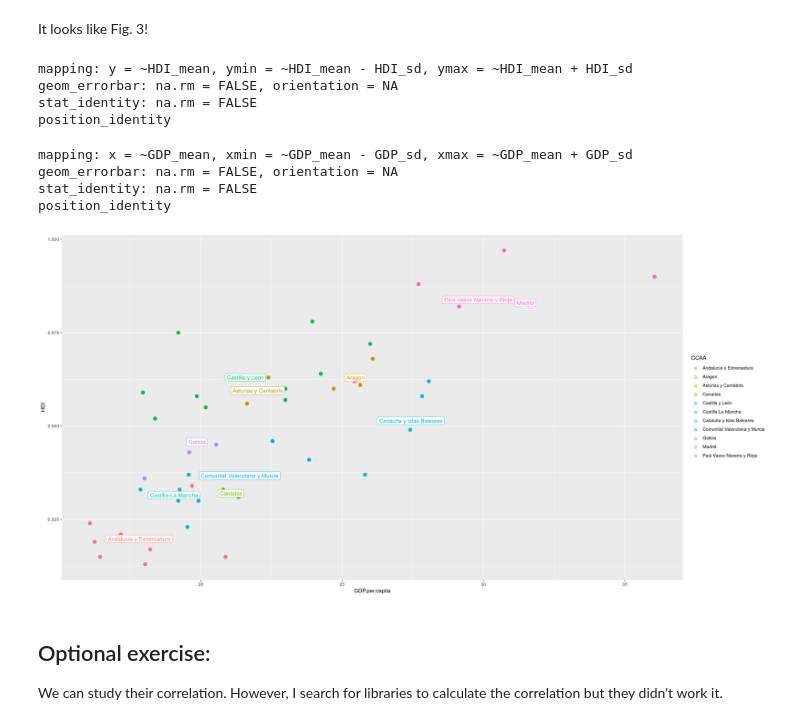
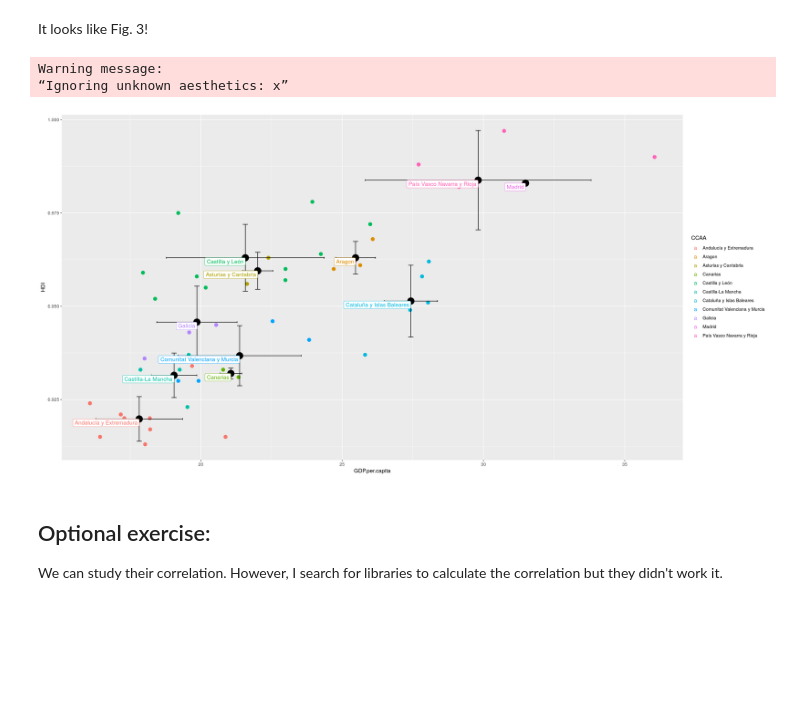
Before and after one commit to biocompt/CPM_IntroToBioinformatics, a Jupyter notebook: R-exam/CPM_R_exam.ipynb, the cells around one changed output. Saved outputs shown, nothing was run; the diff lists cells and outputs as text; code cells hidden in the pictures; blank space fills up the shorter version.

```diff
--- a/R-exam/CPM_R_exam.ipynb
+++ b/R-exam/CPM_R_exam.ipynb
@@ -127,19 +230,15 @@ A data.frame: 11 × 5
 # %% [markdown]
 It looks like Fig. 3!
 # %%
-ggplot(country_analysis, aes(x = GDP.per.capita, y = HDI, color = CCAA)) + geom_point(size = 3) + geom_point(data = ccaa, aes(x = GDP_mean, y = HDI_mean), size = 6, color = "red") + geom_label(data = ccaa, aes(x = GDP_mean, y = HDI_mean), label = ccaa$CCAA)
-geom_errorbar(data = ccaa, aes(y = HDI_mean, ymin = HDI_mean - HDI_sd, ymax = HDI_mean + HDI_sd))
-geom_errorbar(data = ccaa, aes(x = GDP_mean, xmin = GDP_mean - GDP_sd, xmax = GDP_mean + GDP_sd))
+ggplot(country_analysis, aes(x = GDP.per.capita, y = HDI, color = CCAA)) + geom_point(size = 3) +
+geom_point(data = ccaa, aes(x = GDP_mean, y = HDI_mean), size = 6, color = "black") +
+geom_errorbar(data = ccaa, color = "black", aes(x = GDP_mean, y = HDI_mean, ymin = HDI_mean-HDI_sd, ymax = HDI_mean+HDI_sd)) +
+geom_errorbarh(data = ccaa, color = "black", aes(x = GDP_mean, y = HDI_mean, xmin = GDP_mean-GDP_sd, xmax = GDP_mean+GDP_sd)) +
+geom_label(data = ccaa, aes(x = GDP_mean, y = HDI_mean), label = ccaa$CCAA, hjust = 1, vjust = 1)
 # %% [output]
-mapping: y = ~HDI_mean, ymin = ~HDI_mean - HDI_sd, ymax = ~HDI_mean + HDI_sd
-geom_errorbar: na.rm = FALSE, orientation = NA
-stat_identity: na.rm = FALSE
-position_identity
+Warning message:
+“Ignoring unknown aesthetics: x”
-mapping: x = ~GDP_mean, xmin = ~GDP_mean - GDP_sd, xmax = ~GDP_mean + GDP_sd
-geom_errorbar: na.rm = FALSE, orientation = NA
-stat_identity: na.rm = FALSE
-position_identity
-[figure, old version]
+[figure, new version]
 # %% [markdown]
 ## Optional exercise:
 
```
Also changed, not shown: parts of 8 cells of this notebook.
